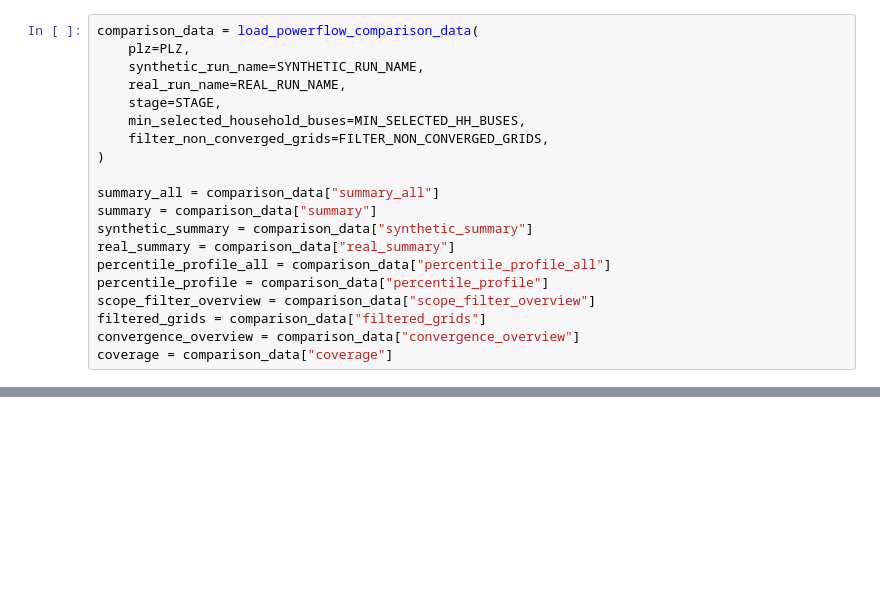
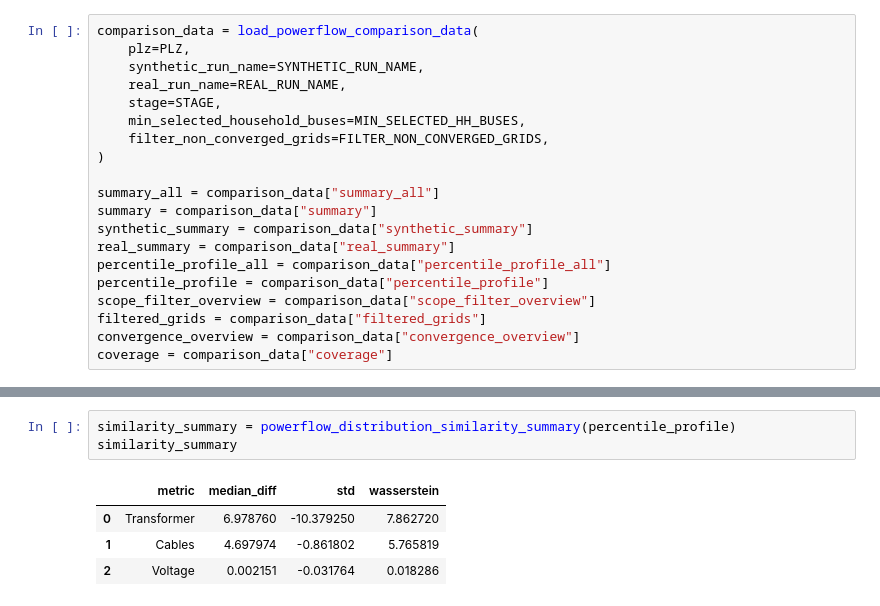
Before and after one commit to tum-ens/SurroGrid, a Jupyter notebook: GridExpand/5.postprocessing/plotting/asset_powerflow_comparison.ipynb, the cells around one changed output, grey strips where cells are left out. Drawn from its saved outputs; the diff is of its cells as text; blank space fills up the shorter version.

```diff
--- a/GridExpand/5.postprocessing/plotting/asset_powerflow_comparison.ipynb
+++ b/GridExpand/5.postprocessing/plotting/asset_powerflow_comparison.ipynb
@@ -53,3 +71,11 @@ coverage = comparison_data["coverage"]
+# %%
+similarity_summary = powerflow_distribution_similarity_summary(percentile_profile)
+similarity_summary
+# %% [output]
+|  | metric | median_diff | std | wasserstein |
+| 0 | Transformer | 6.978760 | -10.379250 | 7.862720 |
+| 1 | Cables | 4.697974 | -0.861802 | 5.765819 |
+| 2 | Voltage | 0.002151 | -0.031764 | 0.018286 |
 # %%
 asset_cutoff_overview_fig = plot_powerflow_asset_cutoff_overview(
     percentile_profile,
```
Also changed, not shown: parts of 6 cells of this notebook, 4 other files.
